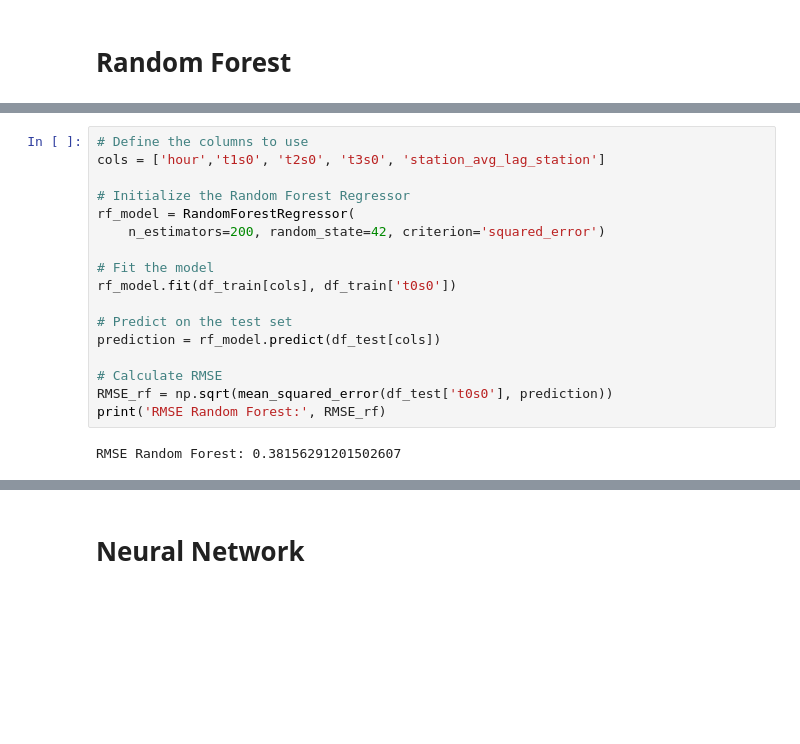
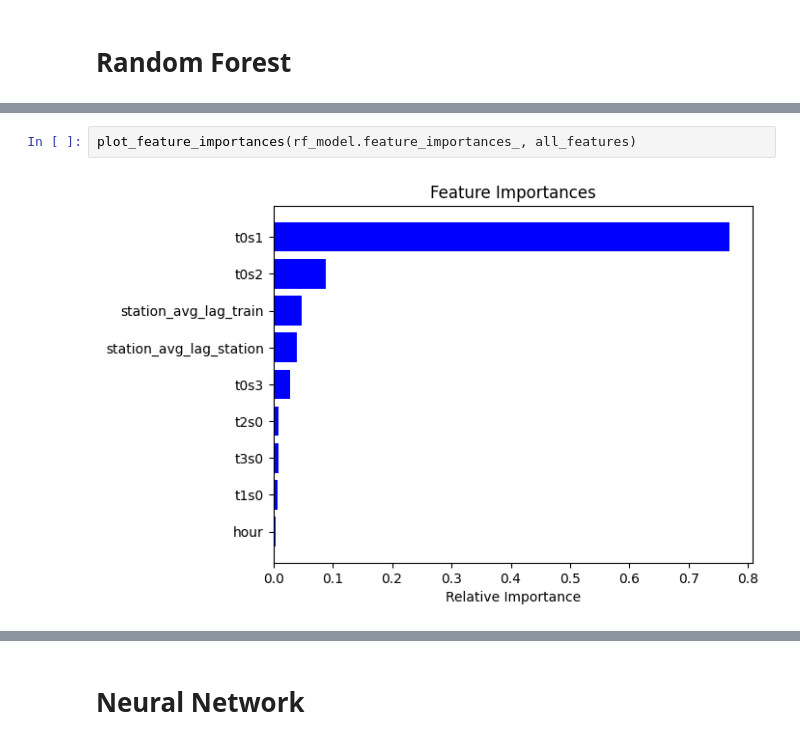
Before and after one commit to ArthurMbraga/machine-learning-project-CSC7201, a Jupyter notebook: project_new.ipynb, the cells around one changed output, grey strips where cells are left out. Cells and saved outputs as stored; diff of their text form; blank space fills up the shorter version.

```diff
--- a/project_new.ipynb
+++ b/project_new.ipynb
@@ -319,19 +296,4 @@ RMSE Random Forest: 0.35515592756914216
-# %%
-# Define the columns to use
-cols = ['hour','t1s0', 't2s0', 't3s0', 'station_avg_lag_station']
-
-# Initialize the Random Forest Regressor
-rf_model = RandomForestRegressor(
-    n_estimators=200, random_state=42, criterion='squared_error')
-
-# Fit the model
-rf_model.fit(df_train[cols], df_train['t0s0'])
-
-# Predict on the test set
-prediction = rf_model.predict(df_test[cols])
-
-# Calculate RMSE
-RMSE_rf = np.sqrt(mean_squared_error(df_test['t0s0'], prediction))
-print('RMSE Random Forest:', RMSE_rf)
-# %% [output]
-RMSE Random Forest: 0.38156291201502607
+# %%
+plot_feature_importances(rf_model.feature_importances_, all_features)
+# %% [output]
+[figure, added]
```
Also changed, not shown: parts of 22 cells of this notebook, 1 other file.
